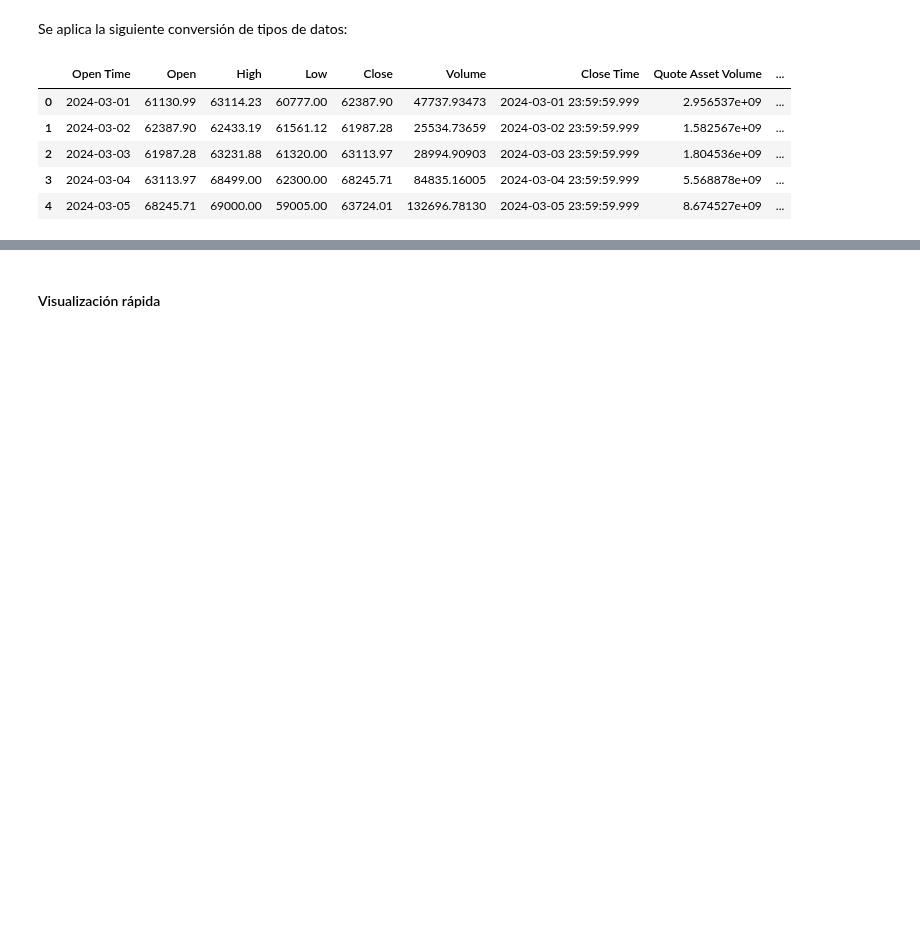
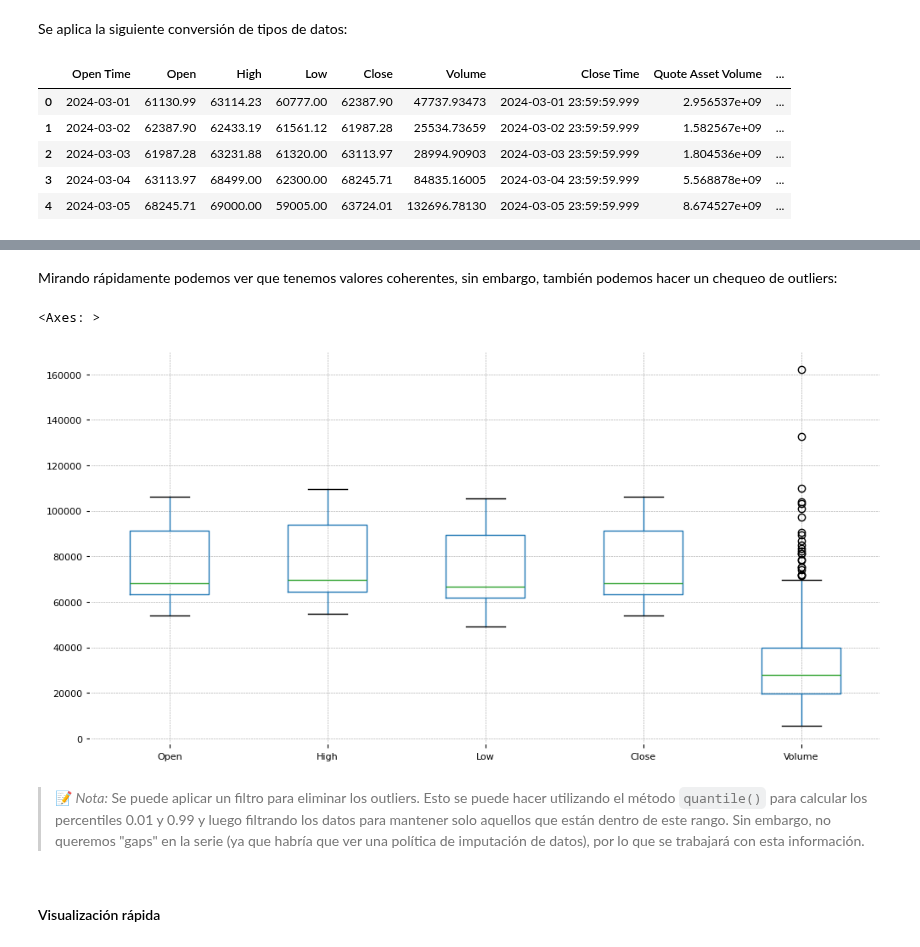
Before and after one commit to brunomaso1/uba-mia, a Jupyter notebook: mia-ast1/Trabajo final/tp-final.ipynb, the cells around one changed output, grey strips where cells are left out. Cells and saved outputs as stored; diff of their text form; code cells hidden in the pictures; blank space fills up the shorter version.

Commit message:
feat: :sparkles: TP-Final: Analisis de datos
Se agrega un poco de amor

```diff
--- a/mia-ast1/Trabajo final/tp-final.ipynb
+++ b/mia-ast1/Trabajo final/tp-final.ipynb
@@ -293,3 +339,13 @@ df.head()
+# %% [markdown]
+Mirando rápidamente podemos ver que tenemos valores coherentes, sin embargo, también podemos hacer un chequeo de outliers:
+# %%
+# Chequear outliers
+df.boxplot(column=["Open", "High", "Low", "Close", "Volume"], figsize=(12, 6))
+# %% [output]
+<Axes: >
+[figure, added]
+# %% [markdown]
+> 📝 <em><font color='Gray'>Nota:</font></em> Se puede aplicar un filtro para eliminar los outliers. Esto se puede hacer utilizando el método `quantile()` para calcular los percentiles 0.01 y 0.99 y luego filtrando los datos para mantener solo aquellos que están dentro de este rango. Sin embargo, no queremos "gaps" en la serie (ya que habría que ver una política de imputación de datos), por lo que se trabajará con esta información.
 # %% [markdown]
 #### Visualización rápida
 # %% [markdown]
```
Also changed, not shown: parts of 13 cells of this notebook.
